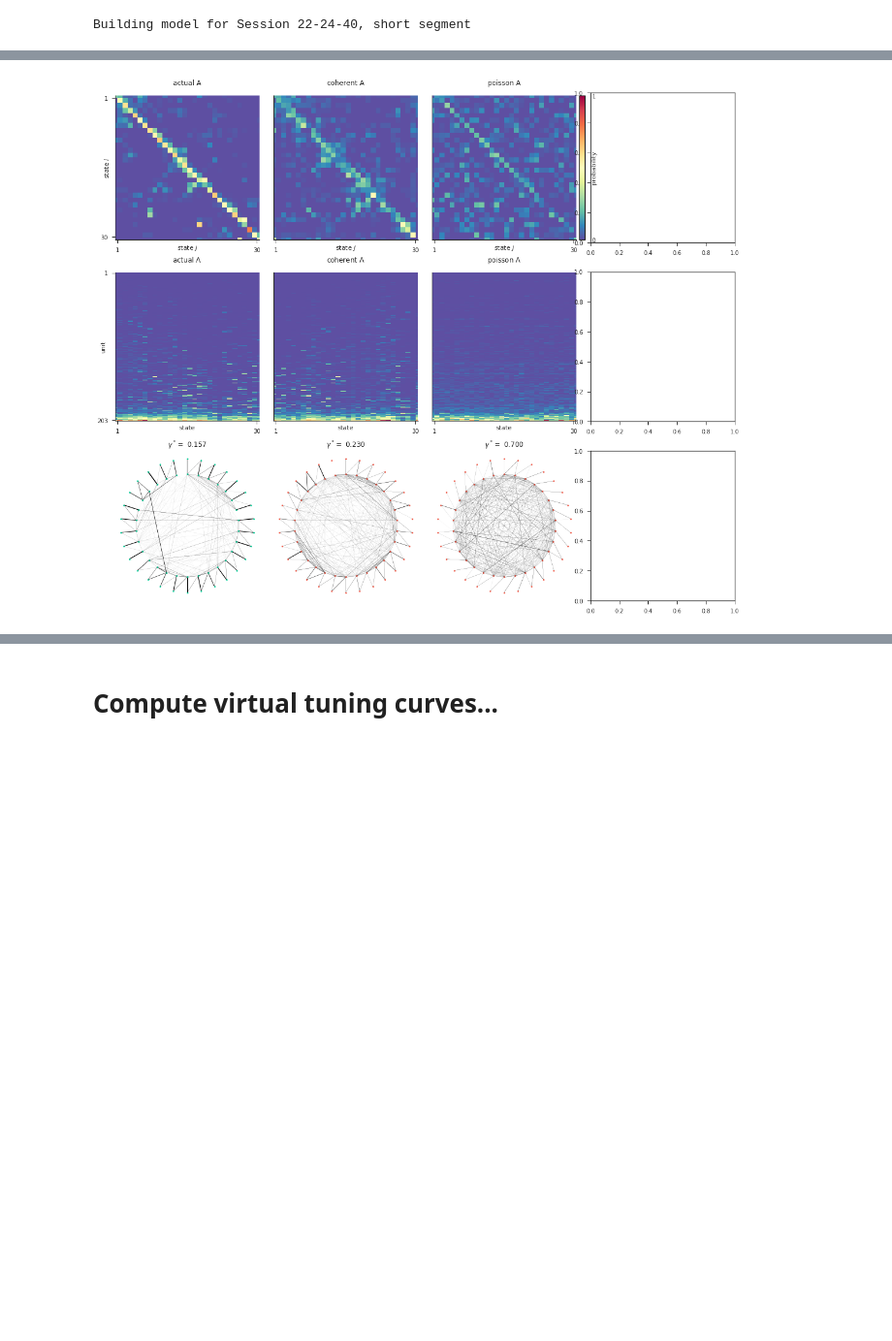
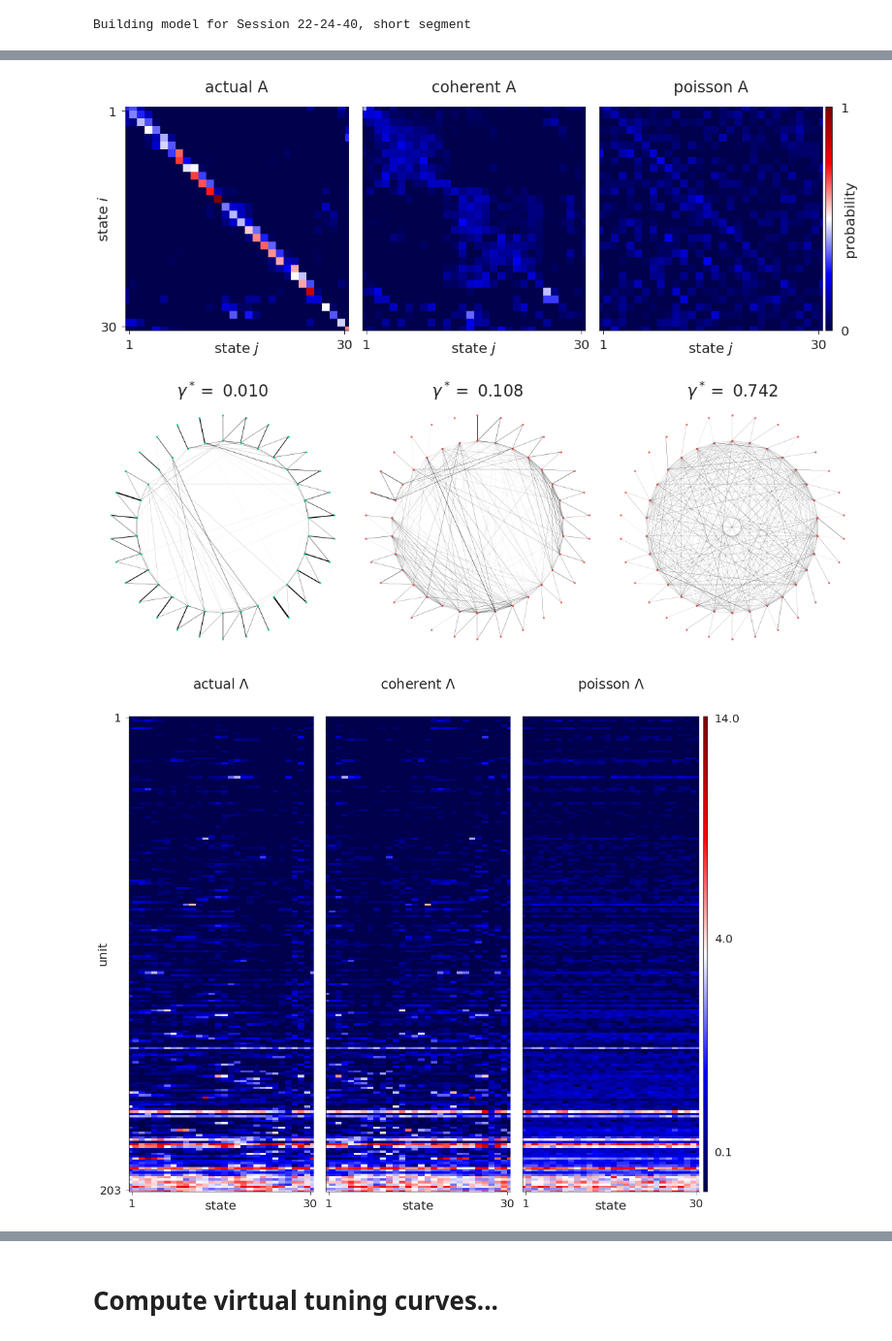
Before and after one commit to ckemere/CloudShuffles, a Jupyter notebook: Explore Latent RUN Space.ipynb, the cells around one changed output, grey strips where cells are left out. Shown at 97% size. Drawn from its saved outputs; the diff is of its cells as text; code cells hidden in the pictures; blank space fills up the shorter version.

```diff
--- a/Explore Latent RUN Space.ipynb
+++ b/Explore Latent RUN Space.ipynb
@@ -583,46 +633,54 @@ fig.tight_layout(h_pad=.5, w_pad=0.75, rect=[0, .05, 1, 1])
 # %%
 import nelpy.plotting.graph as npx
 
 # fig = plt.figure(1, figsize=(6, 6))
-fig = plt.figure(1, figsize=(16, 14))
+fig, axes = plt.subplots(1,3, figsize=(16, 14))
+
+## define figure parameters and color pallete
+text_kws = dict(ha="center", size=7)
+fig_kws = dict(text_kws=text_kws, cmap=plt.cm.seismic)
+
 
 lambda_order = np.argsort(hmms[0].hmm.means.sum(axis=0))
 # plt.matshow(hmm.means[:,no].T, cmap=plt.cm.Spectral_r)
+plot_transmat(axes[0], hmm=run_hmms[0], title=run_hmms[0].label, cbar=False, **fig_kws)
+plot_transmat(axes[1], hmm=run_hmms[1], title=run_hmms[1].label, cbar=False, ylabel=False, **fig_kws)
+plot_transmat(axes[2], hmm=run_hmms[2], title=run_hmms[2].label, cbar=True, ylabel=False, **fig_kws)
+fig.tight_layout(h_pad=.5, w_pad=0.75, rect=[0, .05, 1, 1])
 
-## define the figure layout
-axes = figure_layout(fig)
 
-## define figure parameters and color pallete
-text_kws = dict(ha="center", size=7)
-fig_kws = dict(text_kws=text_kws, cmap=plt.cm.Spectral_r)
+fig, axes = plt.subplots(1,3, figsize=(16, 14))
+plot_sun_graph(axes[0], hmm=run_hmms[0], nc=npl.colors.sweet.green, **fig_kws)
+plot_sun_graph(axes[1], hmm=run_hmms[1], nc=npl.colors.sweet.red, **fig_kws)
+plot_sun_graph(axes[2], hmm=run_hmms[2], nc=npl.colors.sweet.red, **fig_kws)
+fig.tight_layout(h_pad=.5, w_pad=0.75, rect=[0, .05, 1, 1])
 
-# ## plot the various panels
-plot_transmat(axes[0], hmm=hmms[0], title=hmms[0].label, cbar=False, **fig_kws)
-plot_transmat(axes[1], hmm=hmms[1], title=hmms[1].label, cbar=False, ylabel=False, **fig_kws)
-plot_transmat(axes[2], hmm=hmms[2], title=hmms[2].label, cbar=True, ylabel=False, **fig_kws)
+vmin= hmms[0].hmm.means.min()
+vmax = hmms[0].hmm.means.max()
+lambda_kws = dict(text_kws=text_kws, cmap=plt.cm.seismic, norm=colors.PowerNorm(0.5))
+# lambda_kws = dict(text_kws=text_kws, cmap=plt.cm.seismic, norm=colors.LogNorm(vmin=vmin, vmax=vmax))
+fig, axes = plt.subplots(1,3, figsize=(16,14))
+plot_lambda(axes[0], hmm=run_hmms[0], title=run_hmms[0].label, cbar=False, lo=lambda_order, **lambda_kws)
+plot_lambda(axes[1], hmm=run_hmms[1], title=run_hmms[1].label, ylabel=False, lo=lambda_order, cbar=False, **lambda_kws)
+plot_lambda(axes[2], hmm=run_hmms[2], title=run_hmms[2].label, ylabel=False, lo=lambda_order, cbar=True, cb_ticks=[0.1, 4, 14], **lambda_kws)
+fig.tight_layout(h_pad=.5, w_pad=0.75, rect=[0, .05, 1, 1])
 
-plot_sun_graph(axes[8], hmm=hmms[0], nc=npl.colors.sweet.green, **fig_kws)
-plot_sun_graph(axes[9], hmm=hmms[1], nc=npl.colors.sweet.red, **fig_kws)
-plot_sun_graph(axes[10], hmm=hmms[2], nc=npl.colors.sweet.red, **fig_kws)
-
-plot_lambda(axes[4], hmm=hmms[0], title=hmms[0].label, cbar=False, lo=lambda_order, **fig_kws)
-plot_lambda(axes[5], hmm=hmms[1], title=hmms[1].label, ylabel=False, lo=lambda_order, cbar=False,**fig_kws)
-plot_lambda(axes[6], hmm=hmms[2], title=hmms[2].label, ylabel=False, lo=lambda_order, cbar=False,**fig_kws)
-
-# plot_transmat_gini_departure(axes[3], [hmms[0], hmms[1], hmms[2]], **fig_kws)
+fig, axes = plt.subplots(1,3, figsize=(16,14))
+plot_transmat_gini_departure(axes[0], run_hmms, **fig_kws)
 # # plot_transmat_gini_arrival(axes[19], hmms, **fig_kws)
-# plot_lambda_gini_across_states(axes[7], [hmms[0], hmms[1], hmms[2]], **fig_kws)
+#plot_lambda_gini_across_states(axes[1], run_hmms, **fig_kws)
 # # plot_gini_lambda(axes[7], [hmms[0], hmms[2], hmms[3]], **fig_kws)
-# plot_bottleneck(axes[11], [hmms[0], hmms[1], hmms[2]], **fig_kws)
+#plot_bottleneck(axes[2], run_hmms, **fig_kws)
 
 # plot_obsmat(axes[1], **fig_kws)
 
 # ## label the panels
 # label_panels(fig, size=18)
 
-fig.tight_layout(h_pad=.5, w_pad=0.75, rect=[0, .05, 1, 1])
 # fig.tight_layout()
 
 # npl.savefig('b_sparsity', formats=['pdf', 'png', 'svg'])
 # %% [output]
-[figure, old version]
+[figure, new version]
+[figure, added]
+[figure, added]
```
Also changed, not shown: parts of 9 cells of this notebook.
